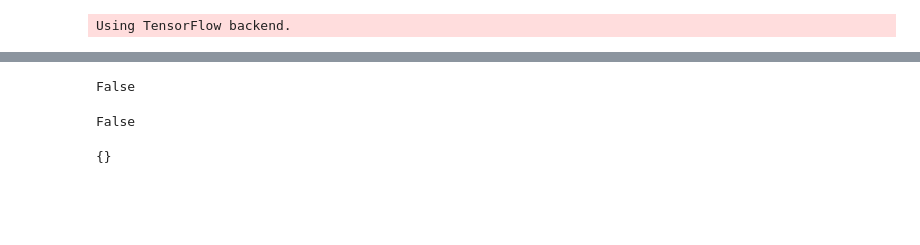
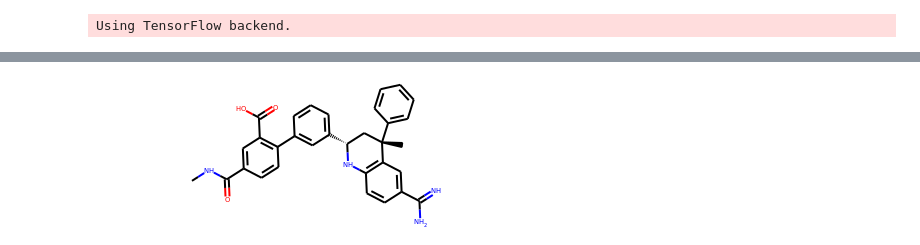
Before and after one commit to hyperji/ChemGo, a Jupyter notebook: Retrosynthetic/dev.ipynb, the cells around one changed output, grey strips where cells are left out. Cells and saved outputs as stored; diff of their text form; code cells hidden in the pictures; blank space fills up the shorter version.

```diff
--- a/Retrosynthetic/dev.ipynb
+++ b/Retrosynthetic/dev.ipynb
@@ -199,12 +60,9 @@ Searcher.set_result(Searcher.root.state.is_solved(build_block_mols=build_block_m
-# %%
-Searcher.root.state.is_solved(build_block_mols=build_block_mols)
-# %% [output]
-False
-# %%
-not Searcher.root.is_done(build_block_mols=build_block_mols)
-# %% [output]
-False
-# %%
-Searcher.root.children
-# %% [output]
-{}
+# %%
+product_smile1 = smarts[5].split(">>")[-1]
+product_smile2 = smarts[1].split(">>")[-1]
+mol1 = Chem.MolFromSmiles(product_smile1)
+mol2 = Chem.MolFromSmiles(product_smile2)
+# %%
+mol1
+# %% [output]
+[figure, added]
```
Also changed, not shown: parts of 88 cells of this notebook, 8 other files.
